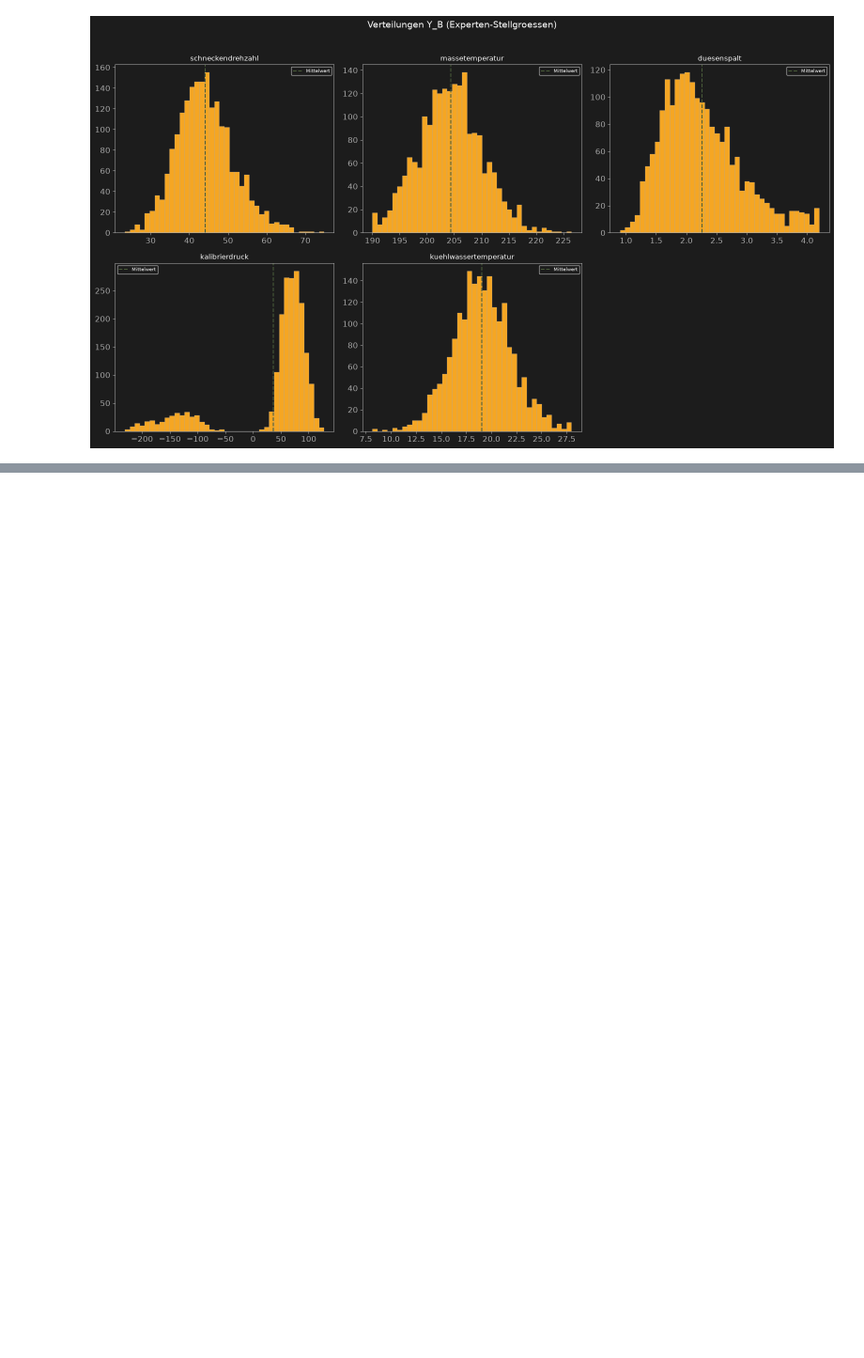
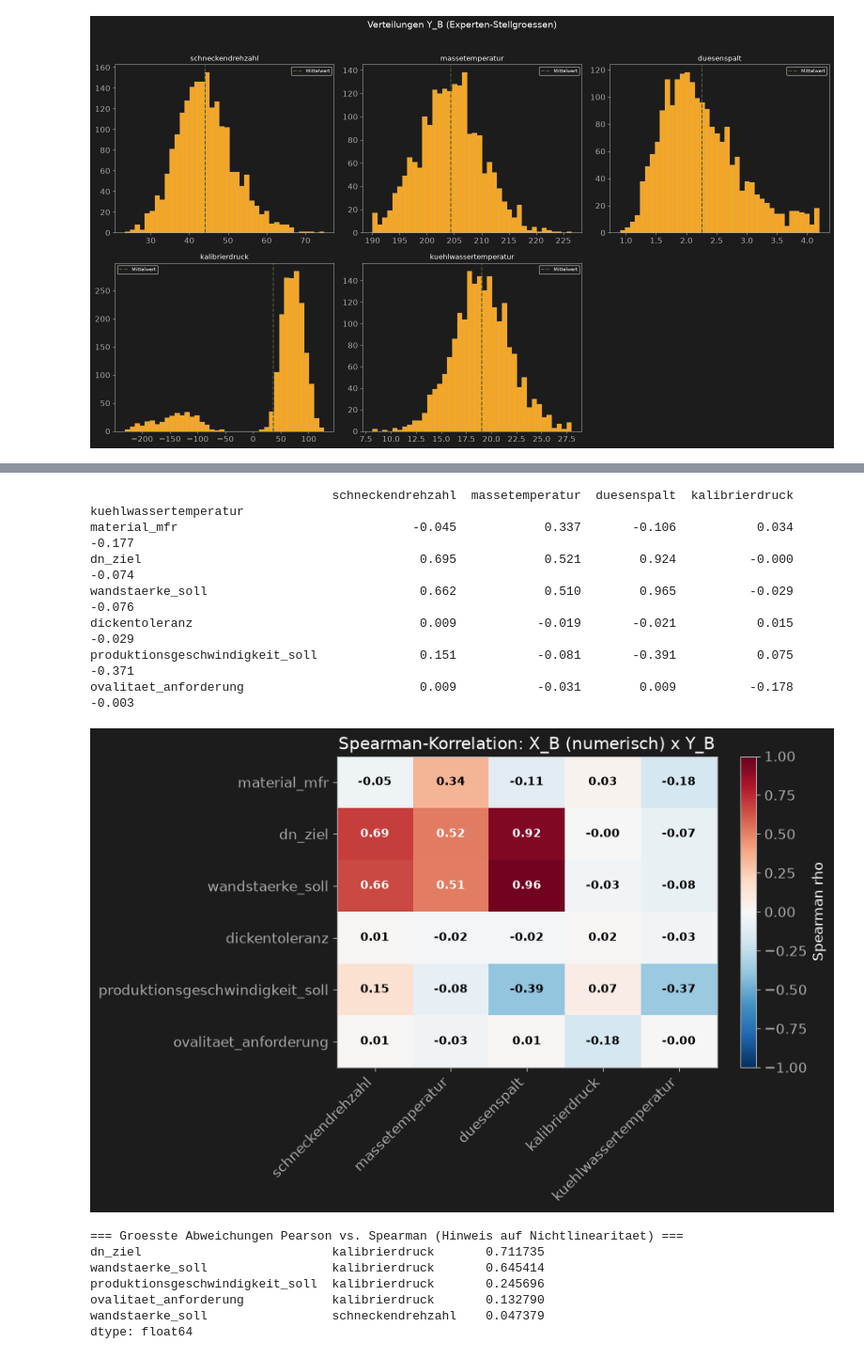
Before and after one commit to AwaTekoete/_MyExtrusionML_Synthetisch, a Jupyter notebook: notebooks/09_eda_model_b.ipynb, the cells around one changed output, grey strips where cells are left out. Shown at 94% size. Drawn from its saved outputs; the diff is of its cells as text; code cells hidden in the pictures; blank space fills up the shorter version.

```diff
--- a/notebooks/09_eda_model_b.ipynb
+++ b/notebooks/09_eda_model_b.ipynb
@@ -149,0 +346,54 @@ plt.show()
+# %%
+# =============================================================================
+# Zelle 10 – AP 2.2: Spearman-Korrelationsmatrix (X_B numerisch x Y_B)
+# =============================================================================
+# Ergaenzt Pearson (nur lineare Zusammenhaenge) um monotone, auch
+# nichtlineare Beziehungen - relevant v.a. fuer kalibrierdruck, wo der
+# Formluft/Vakuum-Sprung vermutlich von Spearman staerker erfasst wird.
+# =============================================================================
+
+spearman_matrix = pd.DataFrame(index=x_b_numerisch, columns=Y_B_MERKMALE, dtype=float)
+for x_col in x_b_numerisch:
+    for y_col in Y_B_MERKMALE:
+        spearman_matrix.loc[x_col, y_col] = df_b[x_col].corr(df_b[y_col], method="spearman")
+
+print(spearman_matrix.round(3).to_string())
+spearman_matrix.to_csv("../reports/tables/09_spearman_korrelation_x_b_y_b.csv")
+
+fig, ax = plt.subplots(figsize=(9, 6))
+im = ax.imshow(spearman_matrix.values.astype(float), cmap="RdBu_r", vmin=-1, vmax=1, aspect="auto")
+ax.set_xticks(range(len(Y_B_MERKMALE)))
+ax.set_xticklabels(Y_B_MERKMALE, rotation=45, ha="right")
+ax.set_yticks(range(len(x_b_numerisch)))
+ax.set_yticklabels(x_b_numerisch)
+for i in range(len(x_b_numerisch)):
+    for j in range(len(Y_B_MERKMALE)):
+        wert = spearman_matrix.values[i, j]
+        textfarbe = "black" if abs(wert) < 0.4 else "white"
+        ax.text(j, i, f"{wert:.2f}", ha="center", va="center", color=textfarbe, fontsize=10, fontweight="bold")
+plt.colorbar(im, label="Spearman rho")
+plt.title("Spearman-Korrelation: X_B (numerisch) x Y_B")
+plt.tight_layout()
+save_figure(fig, "../reports/figures/09_spearman_heatmap_x_b_y_b.png")
+plt.show()
+
+# --- Direkter Vergleich Pearson vs. Spearman: wo weichen sie am staerksten ab? ---
+differenz = (spearman_matrix.astype(float) - pearson_matrix.astype(float)).abs()
+print("\n=== Groesste Abweichungen Pearson vs. Spearman (Hinweis auf Nichtlinearitaet) ===")
+print(differenz.stack().sort_values(ascending=False).head(5))
+# %% [output]
+                                 schneckendrehzahl  massetemperatur  duesenspalt  kalibrierdruck  kuehlwassertemperatur
+material_mfr                                -0.045            0.337       -0.106           0.034                 -0.177
+dn_ziel                                      0.695            0.521        0.924          -0.000                 -0.074
+wandstaerke_soll                             0.662            0.510        0.965          -0.029                 -0.076
+dickentoleranz                               0.009           -0.019       -0.021           0.015                 -0.029
+produktionsgeschwindigkeit_soll              0.151           -0.081       -0.391           0.075                 -0.371
+ovalitaet_anforderung                        0.009           -0.031        0.009          -0.178                 -0.003
+[figure, added]
+=== Groesste Abweichungen Pearson vs. Spearman (Hinweis auf Nichtlinearitaet) ===
+dn_ziel                          kalibrierdruck       0.711735
+wandstaerke_soll                 kalibrierdruck       0.645414
+produktionsgeschwindigkeit_soll  kalibrierdruck       0.245696
+ovalitaet_anforderung            kalibrierdruck       0.132790
+wandstaerke_soll                 schneckendrehzahl    0.047379
+dtype: float64
```
Also changed, not shown: parts of 6 cells of this notebook, 2 other files.
